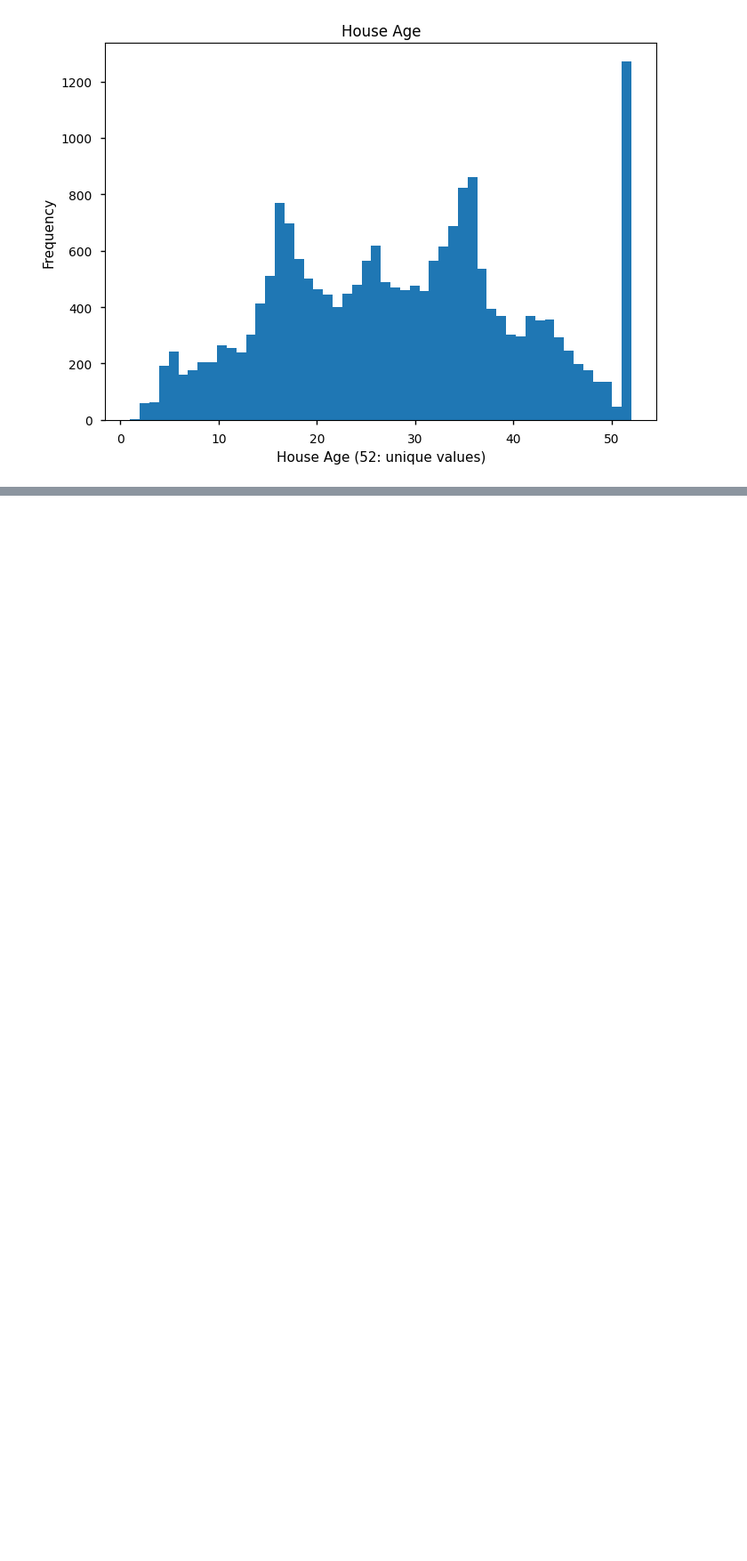
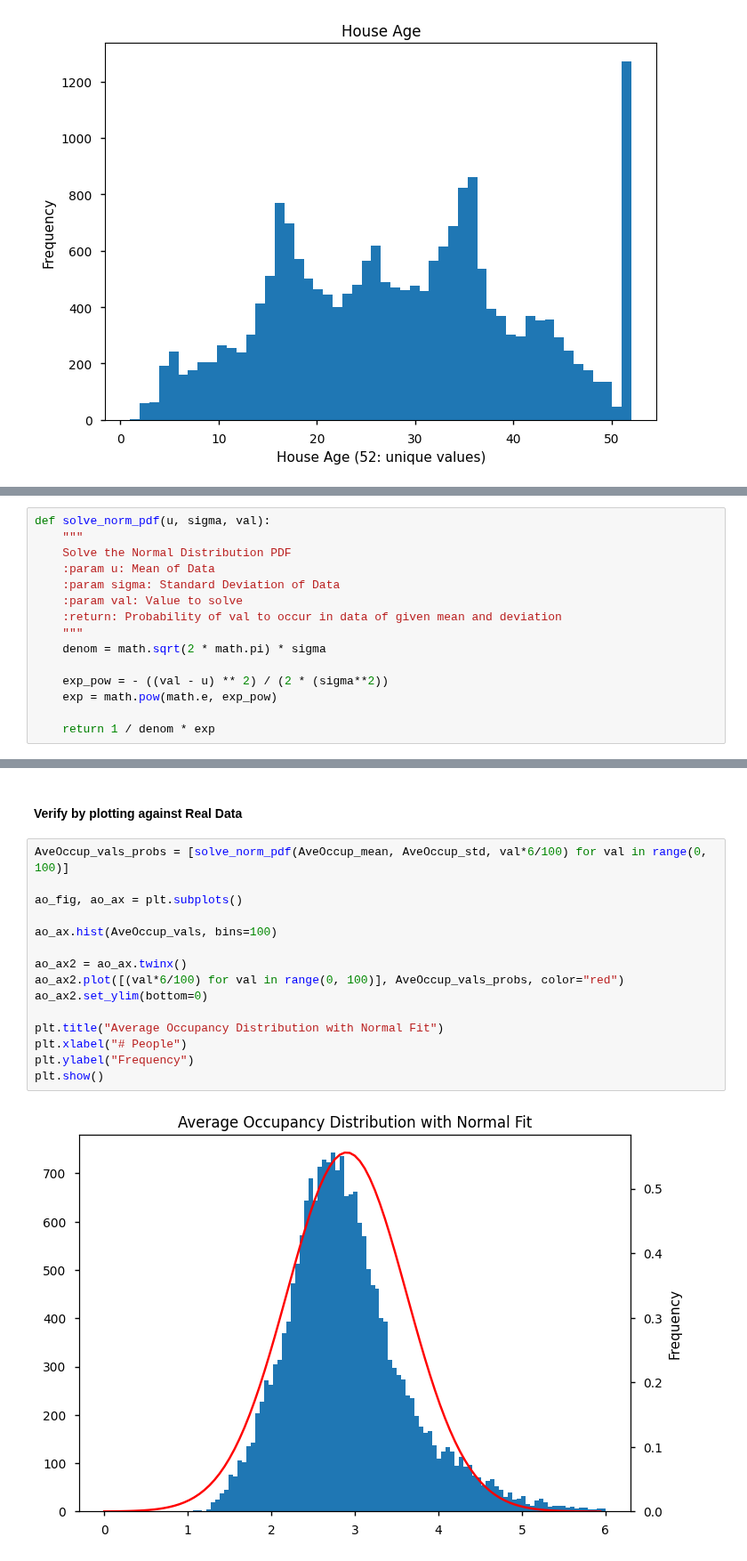
Before and after one commit to punitarani/MAT-494, a Jupyter notebook: 2.2 Probability Distribution.ipynb, the cells around one changed output, grey strips where cells are left out. Shown at 89% size. Cells and saved outputs as stored; diff of their text form; blank space fills up the shorter version.

```diff
--- a/2.2 Probability Distribution.ipynb
+++ b/2.2 Probability Distribution.ipynb
@@ -108,0 +144,15 @@ plt.show()
+# %%
+def solve_norm_pdf(u, sigma, val):
+    """
+    Solve the Normal Distribution PDF
+    :param u: Mean of Data
+    :param sigma: Standard Deviation of Data
+    :param val: Value to solve
+    :return: Probability of val to occur in data of given mean and deviation
+    """
+    denom = math.sqrt(2 * math.pi) * sigma
+
+    exp_pow = - ((val - u) ** 2) / (2 * (sigma**2))
+    exp = math.pow(math.e, exp_pow)
+
+    return 1 / denom * exp
@@ -108,0 +175,19 @@ plt.show()
+# %% [markdown]
+#### Verify by plotting against Real Data
+# %%
+AveOccup_vals_probs = [solve_norm_pdf(AveOccup_mean, AveOccup_std, val*6/100) for val in range(0, 100)]
+
+ao_fig, ao_ax = plt.subplots()
+
+ao_ax.hist(AveOccup_vals, bins=100)
+
+ao_ax2 = ao_ax.twinx()
+ao_ax2.plot([(val*6/100) for val in range(0, 100)], AveOccup_vals_probs, color="red")
+ao_ax2.set_ylim(bottom=0)
+
+plt.title("Average Occupancy Distribution with Normal Fit")
+plt.xlabel("# People")
+plt.ylabel("Frequency")
+plt.show()
+# %% [output]
+[figure, added]
```
Also changed, not shown: parts of 6 cells of this notebook.
